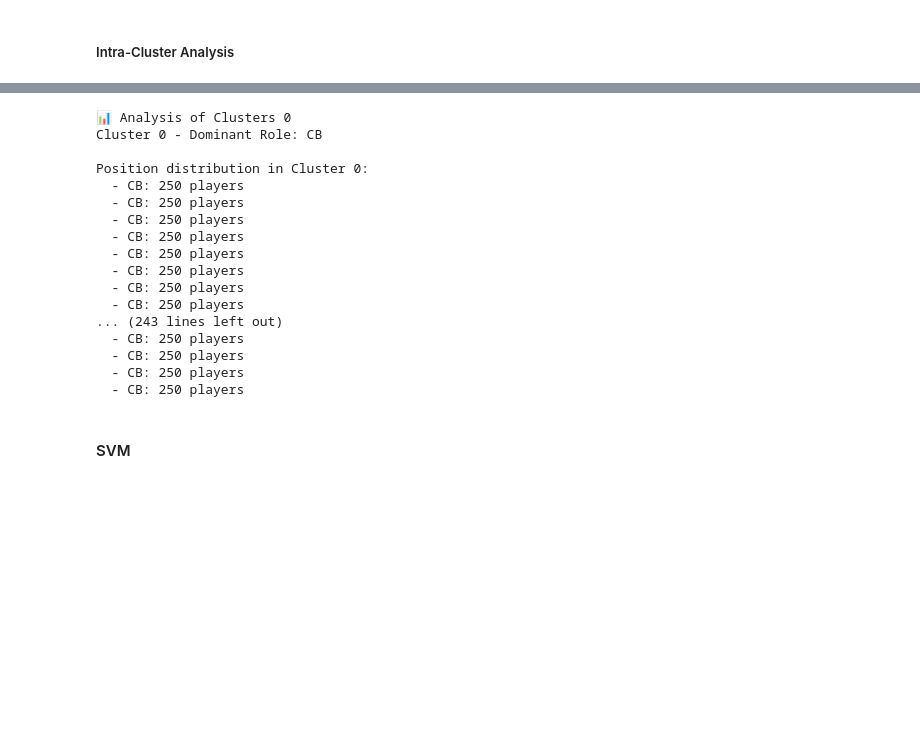
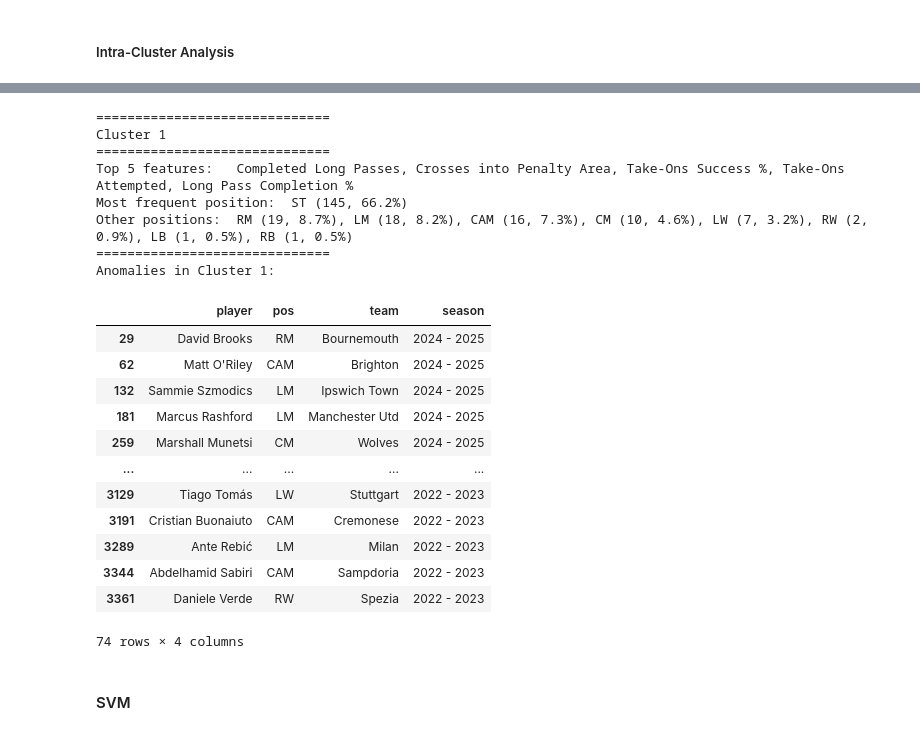
Before and after one commit to andreamurari/DataDriven_Soccer_Scouting, a Jupyter notebook: DataDriven_Soccer_Scouting.ipynb, the cells around one changed output, grey strips where cells are left out. Saved outputs shown, nothing was run; the diff lists cells and outputs as text; code cells hidden in the pictures; blank space fills up the shorter version.

```diff
--- a/DataDriven_Soccer_Scouting.ipynb
+++ b/DataDriven_Soccer_Scouting.ipynb
@@ -1040,0 +1037,4 @@ ImportError: `Import openpyxl` failed.  Use pip or conda to install the openpyxl
+# %%
+%pip install openpyxl
+
+df_cluster_analysis = pd.read_excel('resources/cluster_analysis.xlsx')
@@ -1041,22 +1071,35 @@ ImportError: `Import openpyxl` failed.  Use pip or conda to install the openpyxl
 # %%
+print("==============================")
+print("Cluster 1")
+print("==============================")
+print("Top 5 features: ", df_cluster_analysis.iloc[1, 3])
+print("Most frequent position: ", df_cluster_profile.loc[1, "most freq pos"])
+print("Other positions: ", df_cluster_profile.loc[1, "other positions"])
+print("==============================")
+print("Anomalies in Cluster 1:")
+display(df_clusters[(df_clusters['cluster'] == 1) & (df_clusters['pos'] != "ST")][['player', 'pos', 'team', 'season']])
 # %% [output]
-📊 Analysis of Clusters 0
-Cluster 0 - Dominant Role: CB
-
-Position distribution in Cluster 0:
-  - CB: 250 players
-  - CB: 250 players
-  - CB: 250 players
-  - CB: 250 players
-  - CB: 250 players
-  - CB: 250 players
-  - CB: 250 players
-  - CB: 250 players
-... (243 lines left out)
-  - CB: 250 players
-  - CB: 250 players
-  - CB: 250 players
-  - CB: 250 players
+==============================
+Cluster 1
+==============================
+Top 5 features:   Completed Long Passes, Crosses into Penalty Area, Take-Ons Success %, Take-Ons Attempted, Long Pass Completion %
+Most frequent position:  ST (145, 66.2%)
+Other positions:  RM (19, 8.7%), LM (18, 8.2%), CAM (16, 7.3%), CM (10, 4.6%), LW (7, 3.2%), RW (2, 0.9%), LB (1, 0.5%), RB (1, 0.5%)
+==============================
+Anomalies in Cluster 1:
+|  | player | pos | team | season |
+| 29 | David Brooks | RM | Bournemouth | 2024 - 2025 |
+| 62 | Matt O'Riley | CAM | Brighton | 2024 - 2025 |
+| 132 | Sammie Szmodics | LM | Ipswich Town | 2024 - 2025 |
+| 181 | Marcus Rashford | LM | Manchester Utd | 2024 - 2025 |
+| 259 | Marshall Munetsi | CM | Wolves | 2024 - 2025 |
+| ... | ... | ... | ... | ... |
+| 3129 | Tiago Tomás | LW | Stuttgart | 2022 - 2023 |
+| 3191 | Cristian Buonaiuto | CAM | Cremonese | 2022 - 2023 |
+| 3289 | Ante Rebić | LM | Milan | 2022 - 2023 |
+| 3344 | Abdelhamid Sabiri | CAM | Sampdoria | 2022 - 2023 |
+| 3361 | Daniele Verde | RW | Spezia | 2022 - 2023 |
+74 rows × 4 columns
 # %% [markdown]
 #### SVM
 # %%
```
Also changed, not shown: parts of 8 cells of this notebook, 3 other files.
